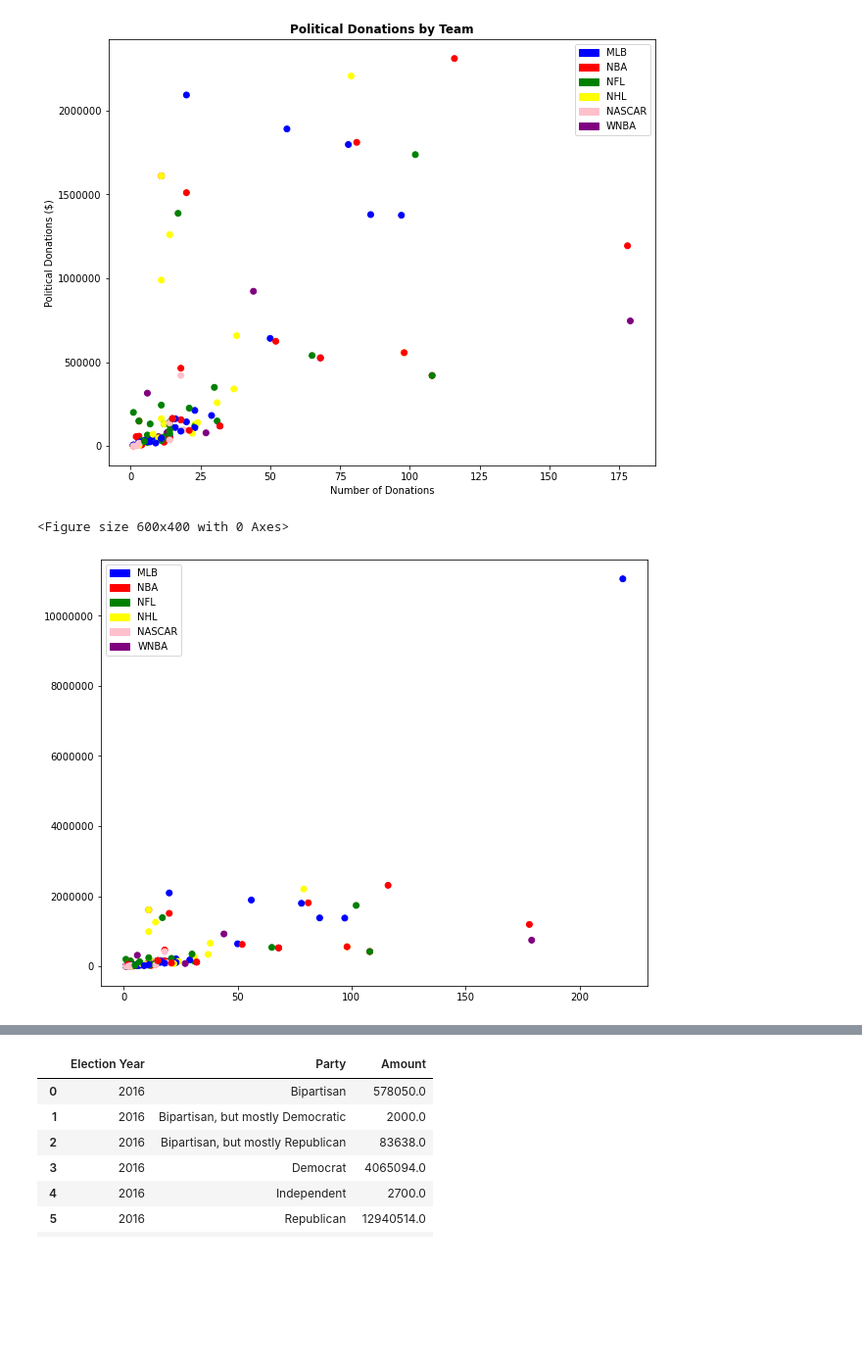
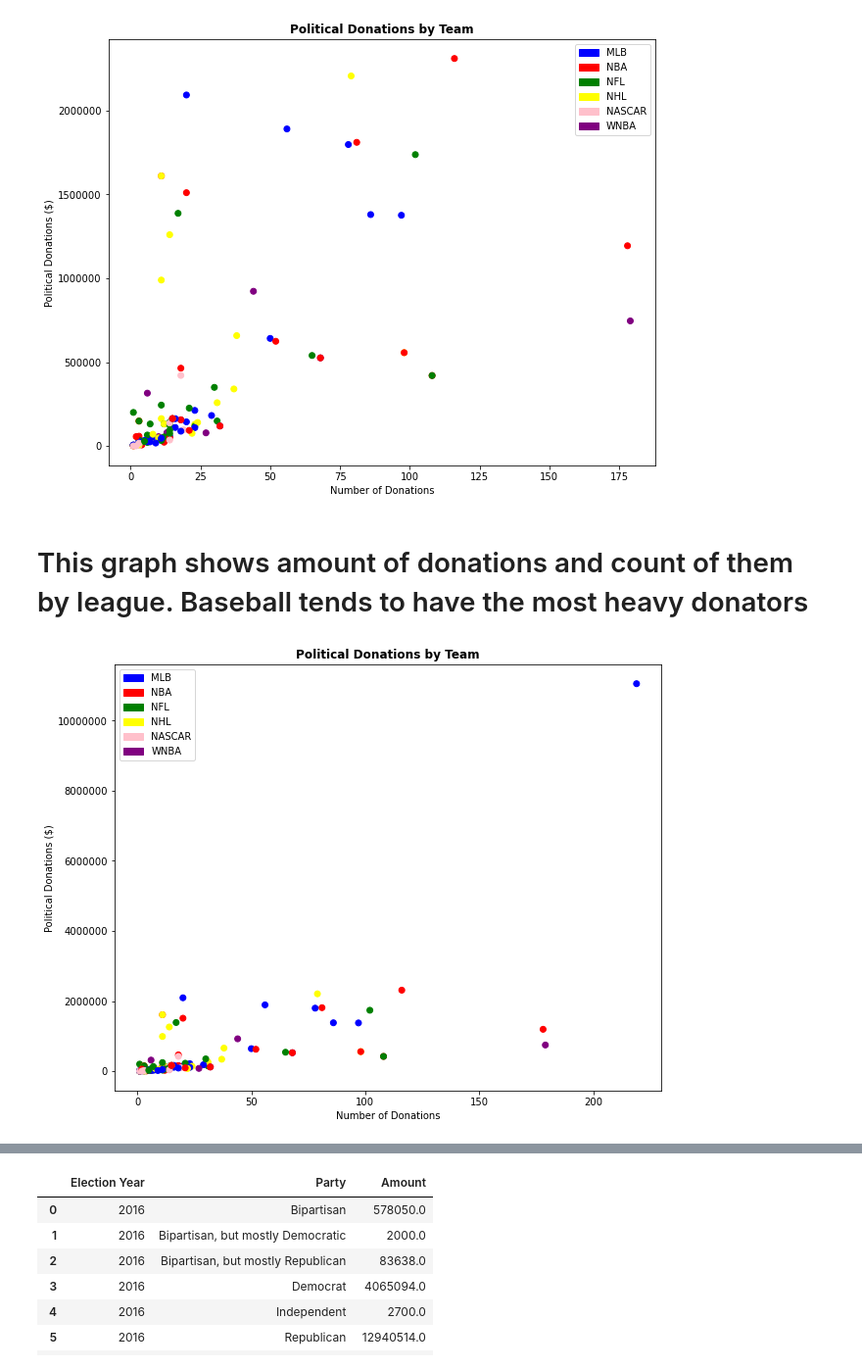
Before and after one commit to richcoca/CIS9655Project, a Jupyter notebook: Group 2A Presentation.ipynb, the cells around one changed output, grey strips where cells are left out. Shown at 98% size. Drawn from its saved outputs; the diff is of its cells as text; code cells hidden in the pictures; blank space fills up the shorter version.

```diff
--- a/Group 2A Presentation.ipynb
+++ b/Group 2A Presentation.ipynb
@@ -279,20 +283,24 @@ fig.set_dpi(100)
 plt.show()
 # %% [output]
 [figure]
+# %% [markdown]
+# This graph shows amount of donations and count of them by league. Baseball tends to have the most heavy donators
 # %%
-fig =plt.figure()
+
 plt.figure(figsize=(10,8))
 scatter = plt.scatter(x["Count"],y["Amount"], color= x["colors"])
+plt.xlabel('Number of Donations')
+plt.ylabel('Political Donations ($)')
+plt.title('Political Donations by Team',fontweight="bold")
 blue = mpatches.Patch(color='blue', label='MLB')
 red = mpatches.Patch(color='red', label='NBA')
 green = mpatches.Patch(color='green', label='NFL')
 yellow = mpatches.Patch(color='yellow', label='NHL')
 pink = mpatches.Patch(color='pink', label='NASCAR')
 purple = mpatches.Patch(color='purple', label='WNBA')
 plt.legend(handles=[blue, red, green, yellow, pink, purple])
 plt.ticklabel_format(axis="y",style='plain')
 fig.set_dpi(100)
 plt.show()
 # %% [output]
-<Figure size 600x400 with 0 Axes>
-[figure, old version]
+[figure, new version]
```
Also changed, not shown: parts of 5 cells of this notebook, 1 other file.
